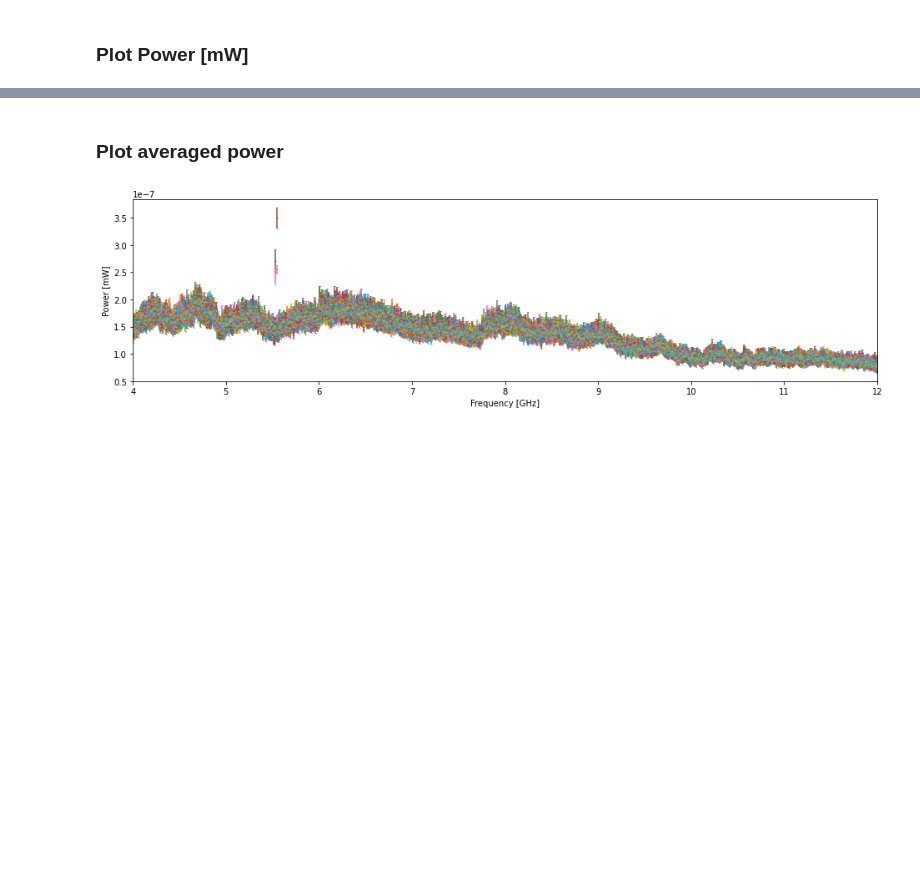
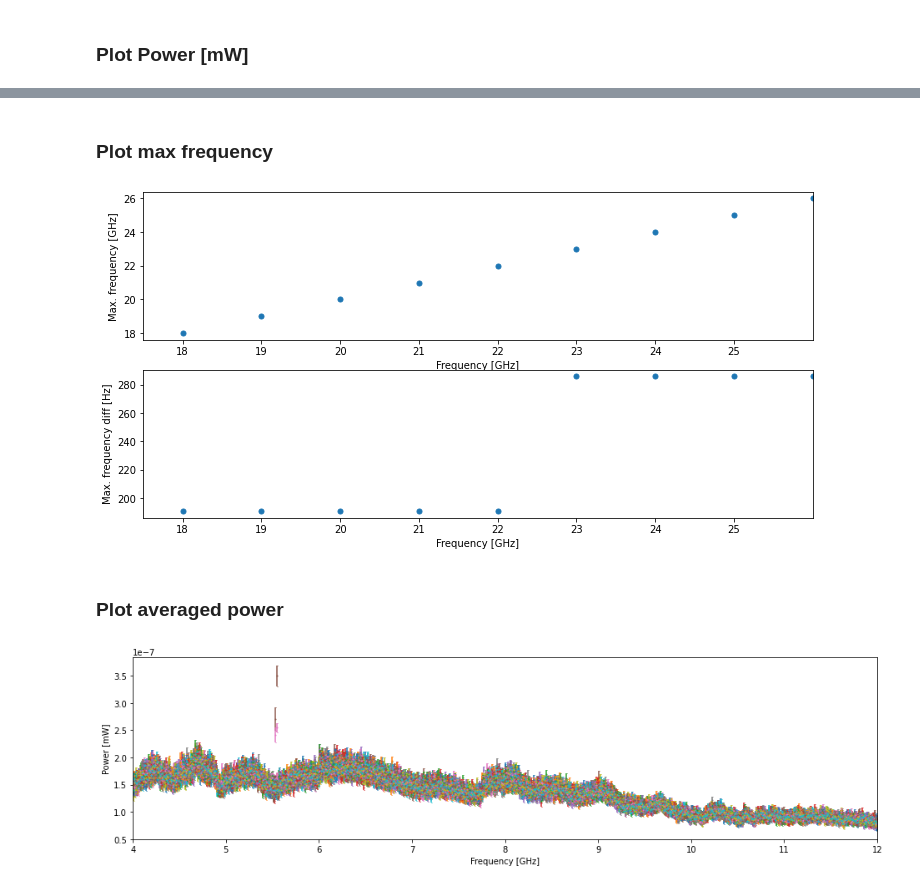
Before and after one commit to sadachi5/dosue-analysis, a Jupyter notebook: MeasureSpectrum/compare_multiple_spectra.ipynb, the cells around one changed output, grey strips where cells are left out. Cells and saved outputs as stored; diff of their text form; code cells hidden in the pictures; blank space fills up the shorter version.

```diff
--- a/MeasureSpectrum/compare_multiple_spectra.ipynb
+++ b/MeasureSpectrum/compare_multiple_spectra.ipynb
@@ -308,3 +354,41 @@ power > -65 dB: 87 @ [6.337] GHz
+# %% [markdown]
+### Plot max frequency
+# %%
+fig, axes = plt.subplots(2, 1, figsize=(12,6), sharex=False)
+freq_maxs = []
+freq_maxs_round = []
+freq_maxs_diff = []
+for i, filename in enumerate(filenames):
+    max_power = max(powers_array[i])
+    freq_max = freqs_array[i][powers_array[i]==max_power][0]
+    freq_maxs.append(freq_max)
+    freq_maxs_round.append(np.round(freq_max))
+    freq_maxs_diff.append((np.round(freq_max)-freq_max)*1e+9)
+    #print(f'label = {labels[i]}')
+    #print(f'max power = {np.log10(max_power)*10} dBm')
+    #print(f'max freq = {freq_max} GHz')
+    pass
+ax = axes[0]
+ax.plot(freq_maxs_round, freq_maxs, ls='', markersize=5, marker='o')
+ax.set_xlabel('Frequency [GHz]') #x軸の名前
+ax.set_ylabel('Max. frequency [GHz]') #y軸の名前
+ax.set_xlim(freq_min,freq_max) #x軸範囲指定
+#plt.xlim(5,20) #x軸範囲指定
+#plt.ylim(0,0.02) #y軸範囲指定
+#plt.ylim(0,0.003) #y軸範囲指定
+if legendON: ax.legend()
+
+ax = axes[1]
+ax.plot(freq_maxs_round, freq_maxs_diff, ls='', markersize=5, marker='o')
+ax.set_xlabel('Frequency [GHz]') #x軸の名前
+ax.set_ylabel('Max. frequency diff [Hz]') #y軸の名前
+ax.set_xlim(freq_min,freq_max) #x軸範囲指定
+if legendON: ax.legend()
+
+#plt.savefig(f'{outdir}/compare_multiple_power_dBm.png')
+plt.show()
+# %% [output]
+[figure, added]
 # %% [markdown]
 ### Plot averaged power
 # %%
```
Also changed, not shown: parts of 10 cells of this notebook, 5 other files.
